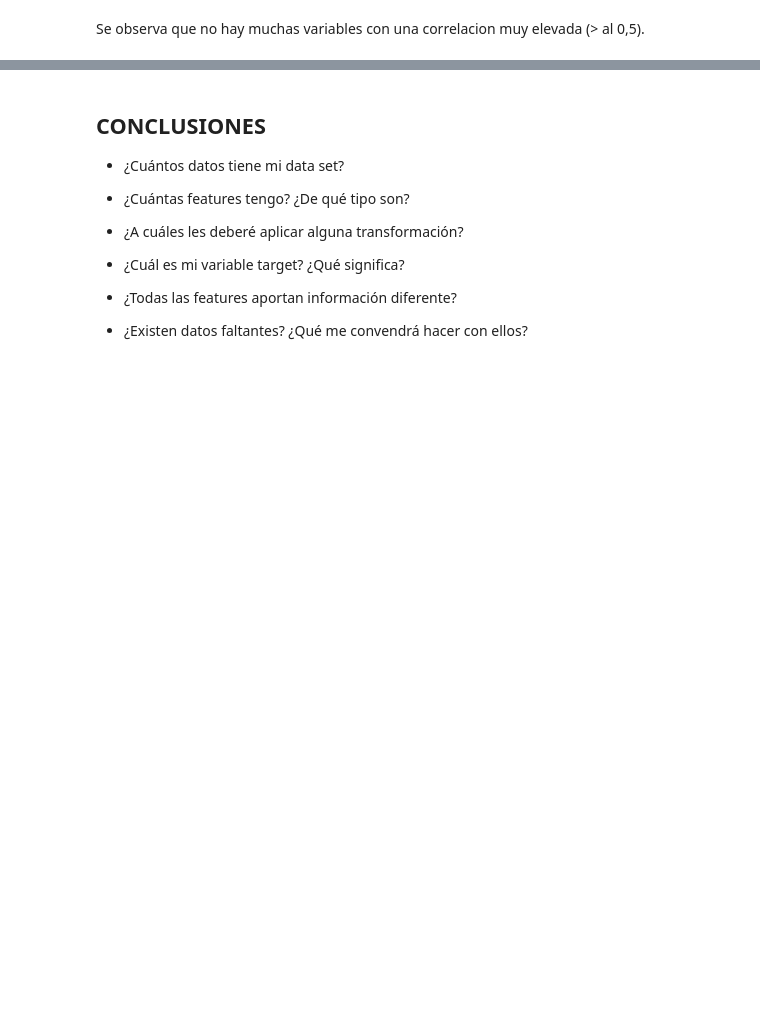
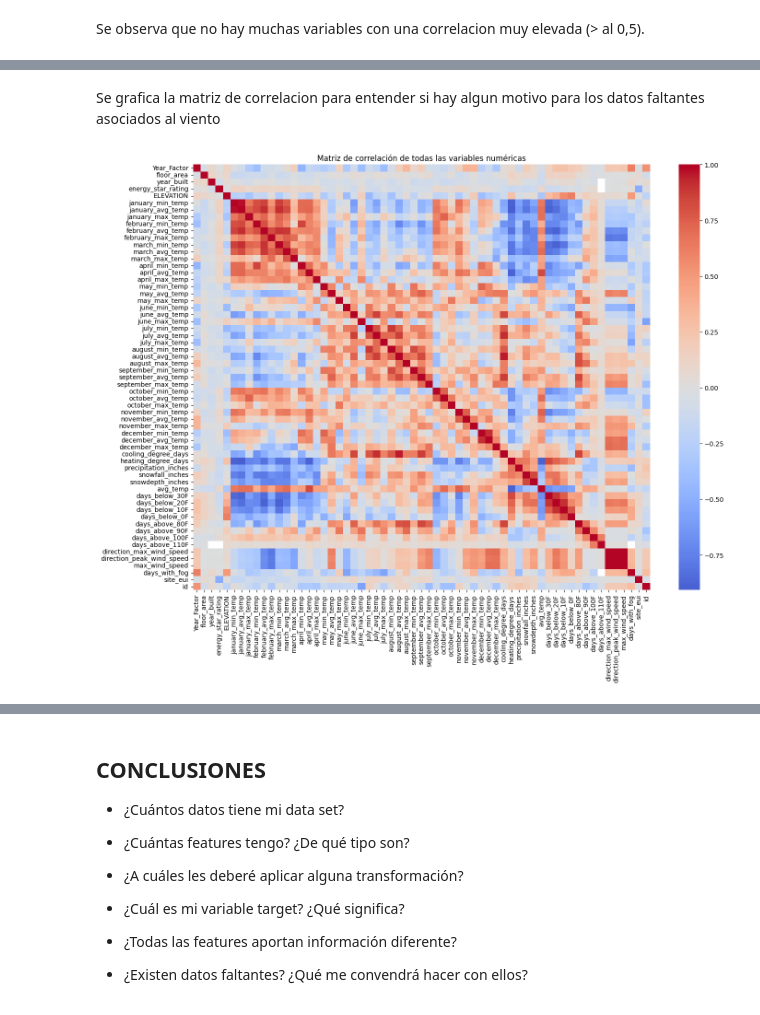
Before and after one commit to PabloBogg/Climate_change_and_ML, a Jupyter notebook: deliverables/MentoríaCC_TP1_solved.ipynb, the cells around one changed output, grey strips where cells are left out. Cells and saved outputs as stored; diff of their text form; code cells hidden in the pictures; blank space fills up the shorter version.

```diff
--- a/deliverables/MentoríaCC_TP1_solved.ipynb
+++ b/deliverables/MentoríaCC_TP1_solved.ipynb
@@ -211,0 +318,13 @@ Se observa que no hay muchas variables con una correlacion muy elevada (> al 0,5
+# %% [markdown]
+Se grafica la matriz de correlacion para entender si hay algun motivo para los datos faltantes asociados al viento
+# %%
+# Generar la matriz de correlación para todas las variables numéricas de df
+correlation_matrix_full = df.corr(numeric_only=True)
+
+# Mostrar la matriz de correlación completa
+plt.figure(figsize=(16, 12))
+sns.heatmap(correlation_matrix_full, cmap='coolwarm', center=0)
+plt.title('Matriz de correlación de todas las variables numéricas')
+plt.show()
+# %% [output]
+[figure, added]
```
Also changed, not shown: parts of 14 cells of this notebook.
